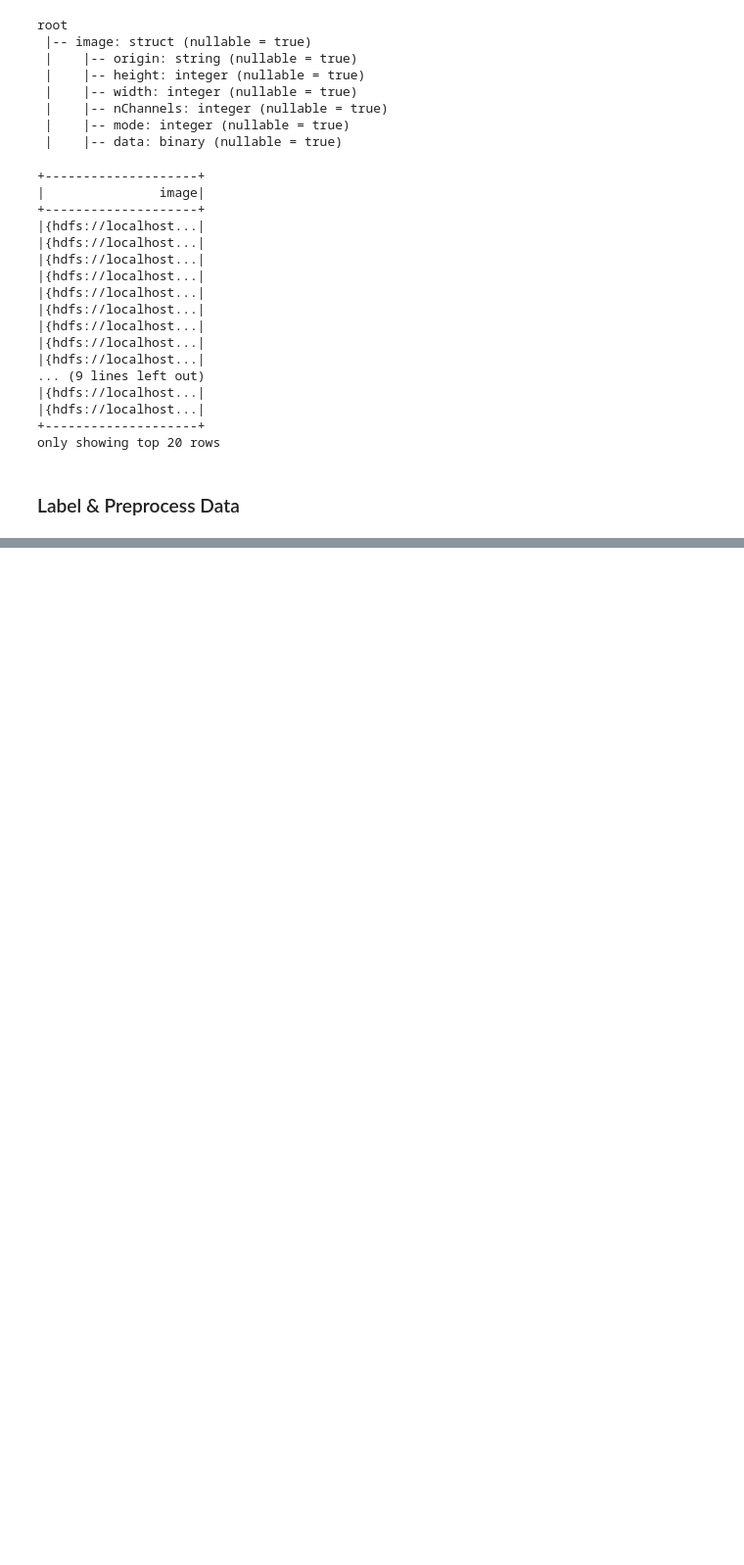
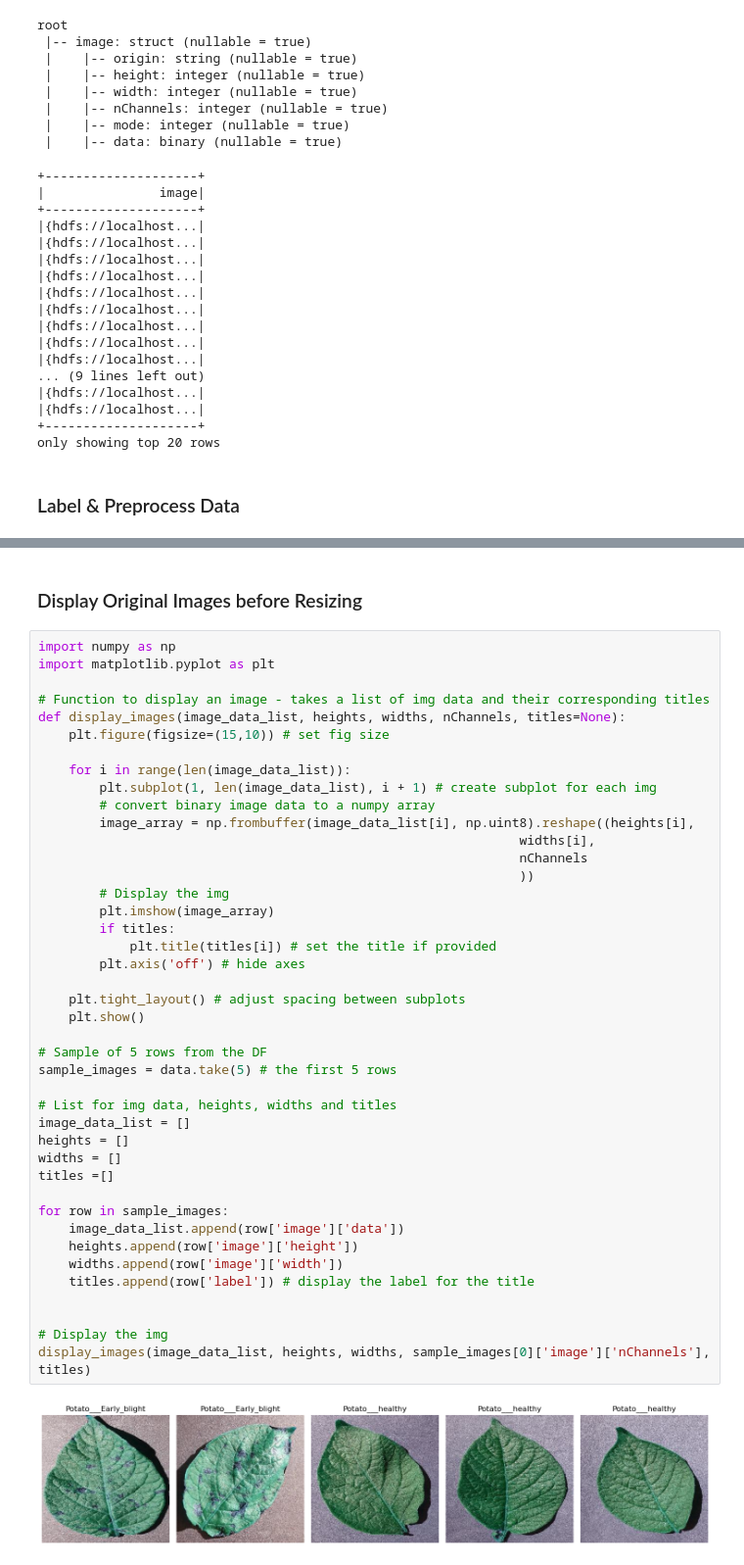
Before and after one commit to madinasagatova/Potato-Leaf-Disease-Detection, a Jupyter notebook: CA1Sem2MadinaSagatova2021255.ipynb, the cells around one changed output, grey strips where cells are left out. Shown at 98% size. Drawn from its saved outputs; the diff is of its cells as text; blank space fills up the shorter version.

Commit message:
Display some images before resizing

```diff
--- a/CA1Sem2MadinaSagatova2021255.ipynb
+++ b/CA1Sem2MadinaSagatova2021255.ipynb
@@ -89,0 +91,46 @@ only showing top 15 rows
+# %% [markdown]
+### Display Original Images before Resizing
+# %%
+import numpy as np
+import matplotlib.pyplot as plt
+
+# Function to display an image - takes a list of img data and their corresponding titles
+def display_images(image_data_list, heights, widths, nChannels, titles=None):
+    plt.figure(figsize=(15,10)) # set fig size
+
+    for i in range(len(image_data_list)):
+        plt.subplot(1, len(image_data_list), i + 1) # create subplot for each img
+        # convert binary image data to a numpy array
+        image_array = np.frombuffer(image_data_list[i], np.uint8).reshape((heights[i],
+                                                               widths[i],
+                                                               nChannels
+                                                               ))
+        # Display the img
+        plt.imshow(image_array)
+        if titles:
+            plt.title(titles[i]) # set the title if provided
+        plt.axis('off') # hide axes
+
+    plt.tight_layout() # adjust spacing between subplots
+    plt.show()
+
+# Sample of 5 rows from the DF
+sample_images = data.take(5) # the first 5 rows
+
+# List for img data, heights, widths and titles
+image_data_list = []
+heights = []
+widths = []
+titles =[]
+
+for row in sample_images:
+    image_data_list.append(row['image']['data'])
+    heights.append(row['image']['height'])
+    widths.append(row['image']['width'])
+    titles.append(row['label']) # display the label for the title
+
+
+# Display the img
+display_images(image_data_list, heights, widths, sample_images[0]['image']['nChannels'], titles)
+# %% [output]
+[figure, added]
```
Also changed, not shown: parts of 2 cells of this notebook, 5 other files.
